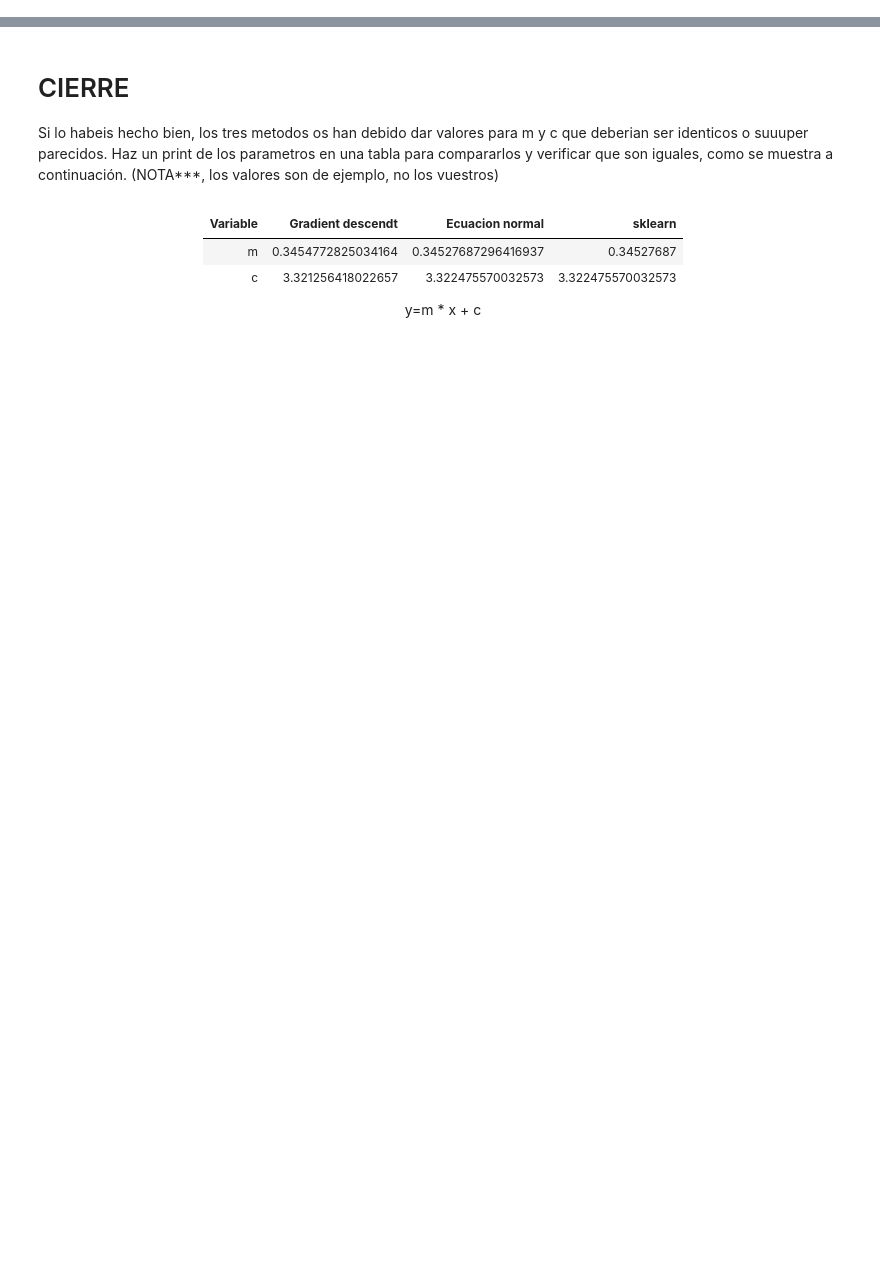
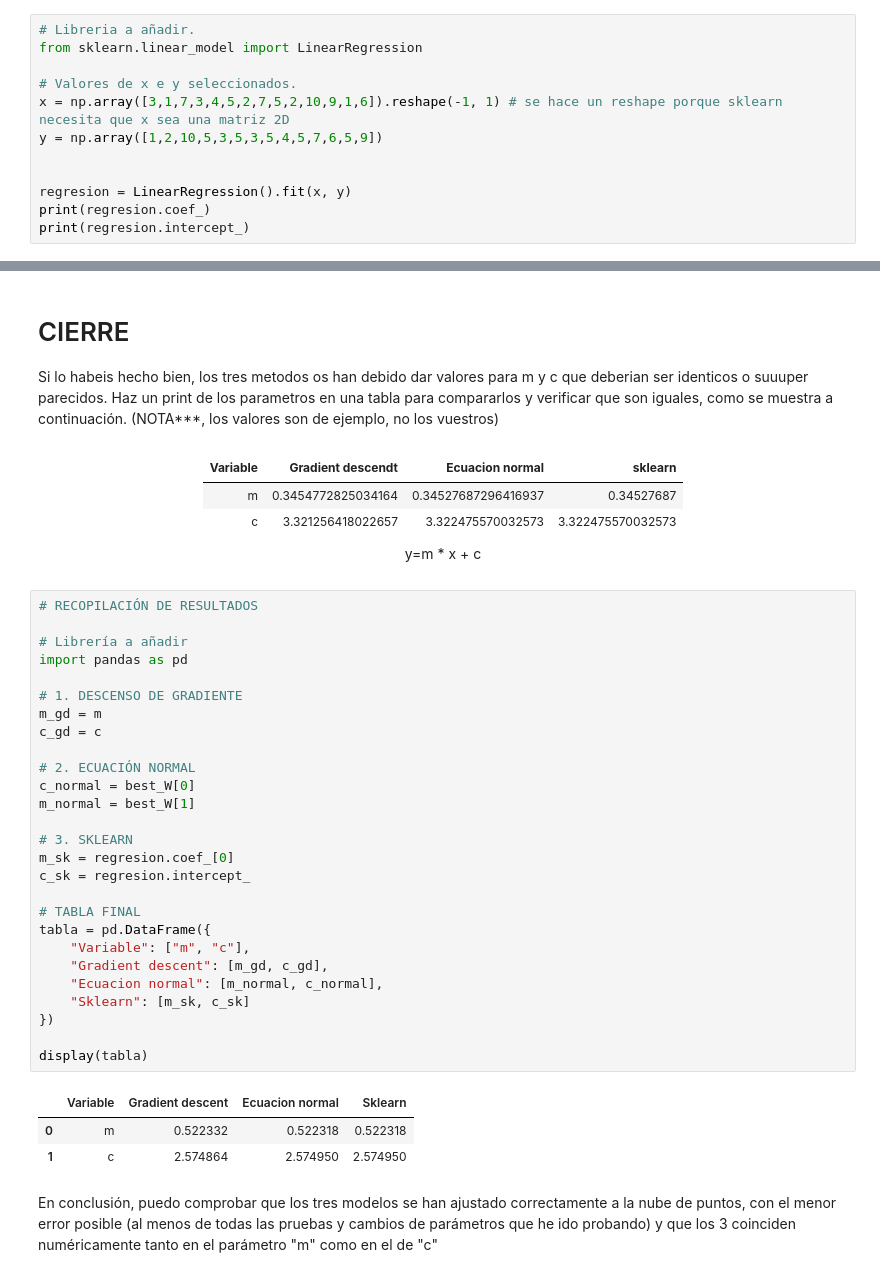
Before and after one commit to Angela0712/machine_learning, a Jupyter notebook: mini_proyecto_GD.ipynb, the cells around one changed output, grey strips where cells are left out. Drawn from its saved outputs; the diff is of its cells as text; blank space fills up the shorter version.

Commit message:
últimos cambios

```diff
--- a/mini_proyecto_GD.ipynb
+++ b/mini_proyecto_GD.ipynb
@@ -210,3 +189,15 @@ y_hat = [4.1419054  3.09726849 6.23117921 4.1419054  4.66422385 5.18654231
 Todos sabeis que si entrenamos un modelo de linear regression con sklearn podemos obtener los coeficientes con el metodo `.coef_` y el intercepto con `.intercept`.
 
 Haz un fit del modelo con tus datos X e y, y comprueba que valores de coeficiente (m) y que valor de intercepto (c) te da
+# %%
+# Libreria a añadir.
+from sklearn.linear_model import LinearRegression
+
+# Valores de x e y seleccionados.
+x = np.array([3,1,7,3,4,5,2,7,5,2,10,9,1,6]).reshape(-1, 1) # se hace un reshape porque sklearn necesita que x sea una matriz 2D
+y = np.array([1,2,10,5,3,5,3,5,4,5,7,6,5,9])
+
+
+regresion = LinearRegression().fit(x, y)
+print(regresion.coef_)
+print(regresion.intercept_)
@@ -226,3 +222,36 @@ Si lo habeis hecho bien, los tres metodos os han debido dar valores para m y c q
 y=m * x + c
 
 </center>
+# %%
+# RECOPILACIÓN DE RESULTADOS
+
+# Librería a añadir
+import pandas as pd
+
+# 1. DESCENSO DE GRADIENTE
+m_gd = m
+c_gd = c
+
+# 2. ECUACIÓN NORMAL
+c_normal = best_W[0]
+m_normal = best_W[1]
+
+# 3. SKLEARN
+m_sk = regresion.coef_[0]
+c_sk = regresion.intercept_
+
+# TABLA FINAL
+tabla = pd.DataFrame({
+    "Variable": ["m", "c"],
+    "Gradient descent": [m_gd, c_gd],
+    "Ecuacion normal": [m_normal, c_normal],
+    "Sklearn": [m_sk, c_sk]
+})
+
+display(tabla)
+# %% [output]
+|  | Variable | Gradient descent | Ecuacion normal | Sklearn |
+| 0 | m | 0.522332 | 0.522318 | 0.522318 |
+| 1 | c | 2.574864 | 2.574950 | 2.574950 |
+# %% [markdown]
+En conclusión, puedo comprobar que los tres modelos se han ajustado correctamente a la nube de puntos, con el menor error posible (al menos de todas las pruebas y cambios de parámetros que he ido probando) y que los 3 coinciden numéricamente tanto en el parámetro "m" como en el de "c"
```
Also changed, not shown: parts of 10 cells of this notebook.
